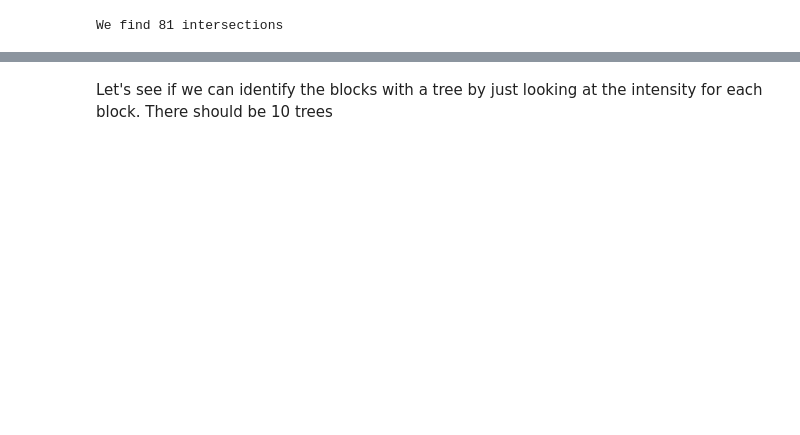
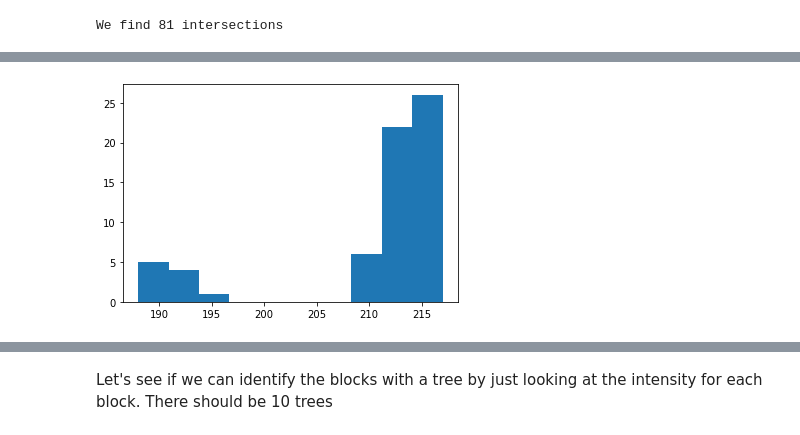
Before and after one commit to rrodenburg/tents_n_trees, a Jupyter notebook: puzzle_detector.ipynb, the cells around one changed output, grey strips where cells are left out. Saved outputs shown, nothing was run; the diff lists cells and outputs as text; code cells hidden in the pictures; blank space fills up the shorter version.

```diff
--- a/puzzle_detector.ipynb
+++ b/puzzle_detector.ipynb
@@ -56,3 +64,3 @@ we find 36 lines
 # %%
-line_size = np.abs((lines[:,0,0]-lines[:,0,2]) + (lines[:,0,1]-lines[:,0,3]))
-line_size
+line_length = np.abs(lines[:,0]-lines[:,2]) + np.abs(lines[:,1]-lines[:,3])
+lines = lines[line_length > (max(line_length) * 0.7)]
@@ -67,0 +67,9 @@ len(lines)
+# %%
+from sklearn.cluster import DBSCAN
+
+# Set up something smart to automatically determine eps
+
+dbscan = DBSCAN(eps=30, min_samples=1)
+cluster_ids = dbscan.fit_predict(lines.reshape(-1,4))
+cleaned_lines = lines[np.unique(cluster_ids, return_index=True)[1]]
+len(cleaned_lines)
@@ -184,0 +195,13 @@ for intersection in intersections:
+# %%
+def mean_intensity(block):
+    """Calculate the mean pixel intensity for a block"""
+    x1, x2, y1, y2 = block
+    area_of_interest = gray[y1:y2, x1:x2]
+    return np.mean(area_of_interest).astype('int')
+
+# Calculate the mean pixel intesity for each square of the game.
+block_intensity = np.apply_along_axis(mean_intensity, 1, blocks)
+
+plt.hist(block_intensity);
+# %% [output]
+[figure, added]
```
Also changed, not shown: parts of 25 cells of this notebook, 1 other file.
